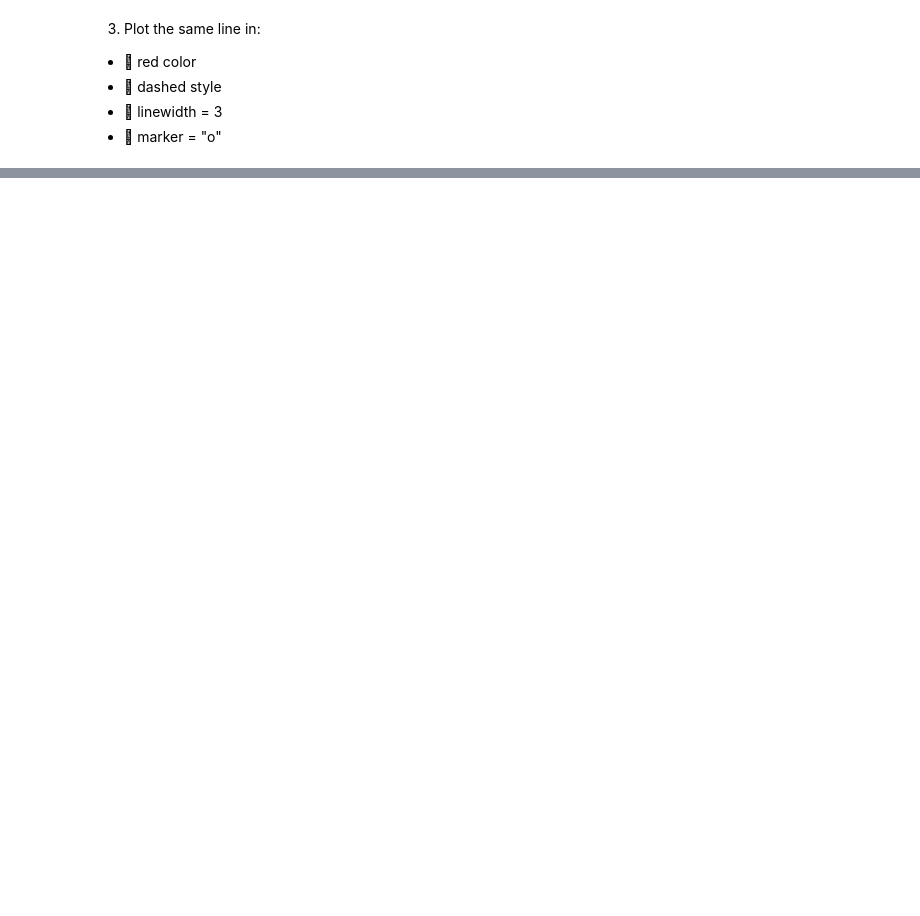
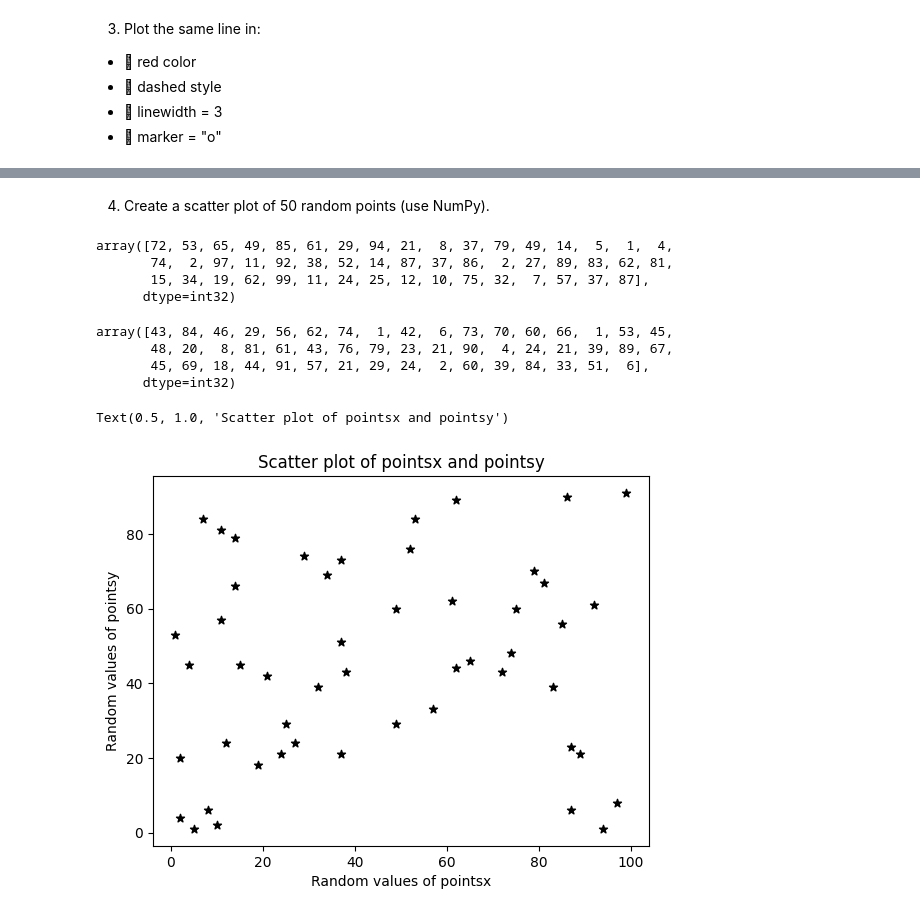
Before and after one commit to sagarnbeedi-analytics/data-analytics-portfolio, a Jupyter notebook: PYTHON/practicing_python_libraries/python_files/matplotlib.ipynb, the cells around one changed output, grey strips where cells are left out. Cells and saved outputs as stored; diff of their text form; code cells hidden in the pictures; blank space fills up the shorter version.

```diff
--- a/PYTHON/practicing_python_libraries/python_files/matplotlib.ipynb
+++ b/PYTHON/practicing_python_libraries/python_files/matplotlib.ipynb
@@ -57,0 +62,31 @@ p=plt.plot(
+# %% [markdown]
+4. Create a scatter plot of 50 random points (use NumPy).
+# %%
+pointsx=np.random.randint(0,100,50)
+pointsx
+# %% [output]
+array([72, 53, 65, 49, 85, 61, 29, 94, 21,  8, 37, 79, 49, 14,  5,  1,  4,
+       74,  2, 97, 11, 92, 38, 52, 14, 87, 37, 86,  2, 27, 89, 83, 62, 81,
+       15, 34, 19, 62, 99, 11, 24, 25, 12, 10, 75, 32,  7, 57, 37, 87],
+      dtype=int32)
+# %%
+pointsy=np.random.randint(0,100,50)
+pointsy
+# %% [output]
+array([43, 84, 46, 29, 56, 62, 74,  1, 42,  6, 73, 70, 60, 66,  1, 53, 45,
+       48, 20,  8, 81, 61, 43, 76, 79, 23, 21, 90,  4, 24, 21, 39, 89, 67,
+       45, 69, 18, 44, 91, 57, 21, 29, 24,  2, 60, 39, 84, 33, 51,  6],
+      dtype=int32)
+# %%
+plt.scatter(
+    x=pointsx,
+    y=pointsy,
+    color="black",
+    marker="*"
+)
+plt.xlabel("Random values of pointsx")
+plt.ylabel("Random values of pointsy")
+plt.title("Scatter plot of pointsx and pointsy")
+# %% [output]
+Text(0.5, 1.0, 'Scatter plot of pointsx and pointsy')
+[figure, added]
```
Also changed, not shown: parts of 12 cells of this notebook.
